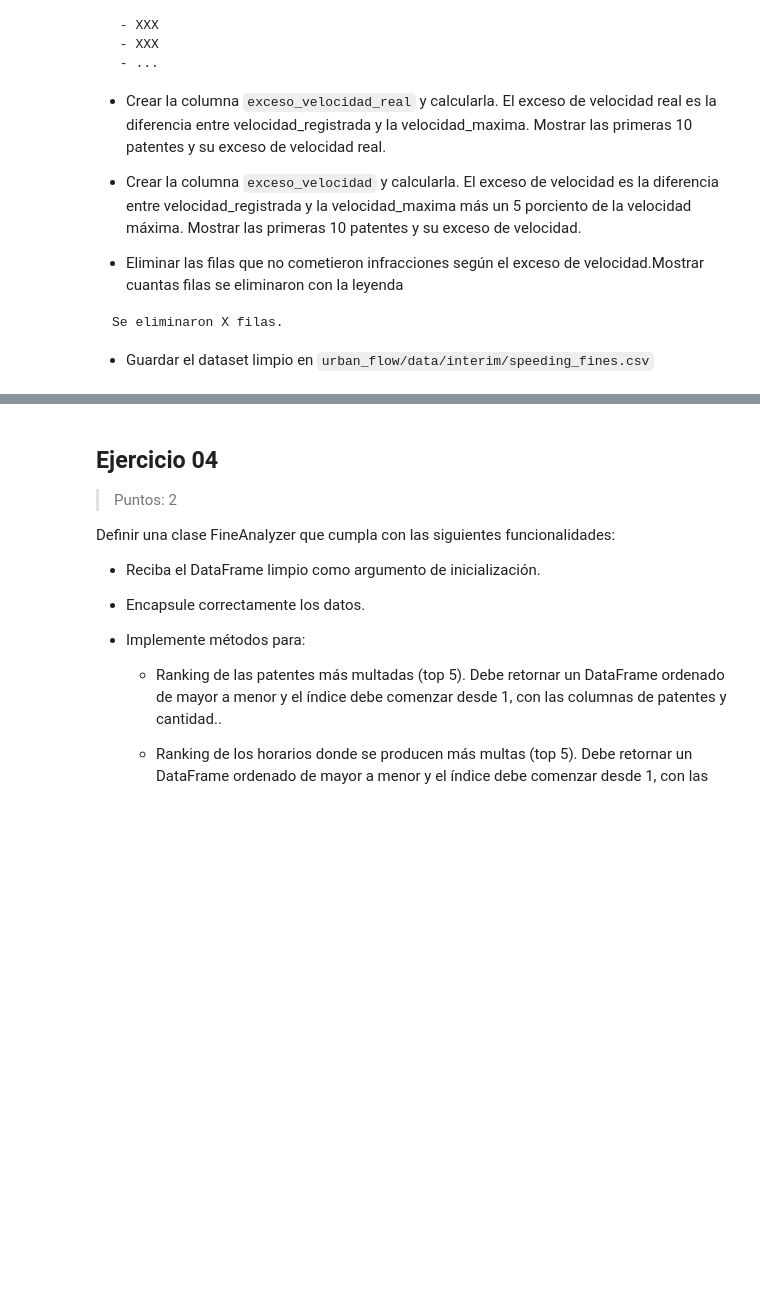
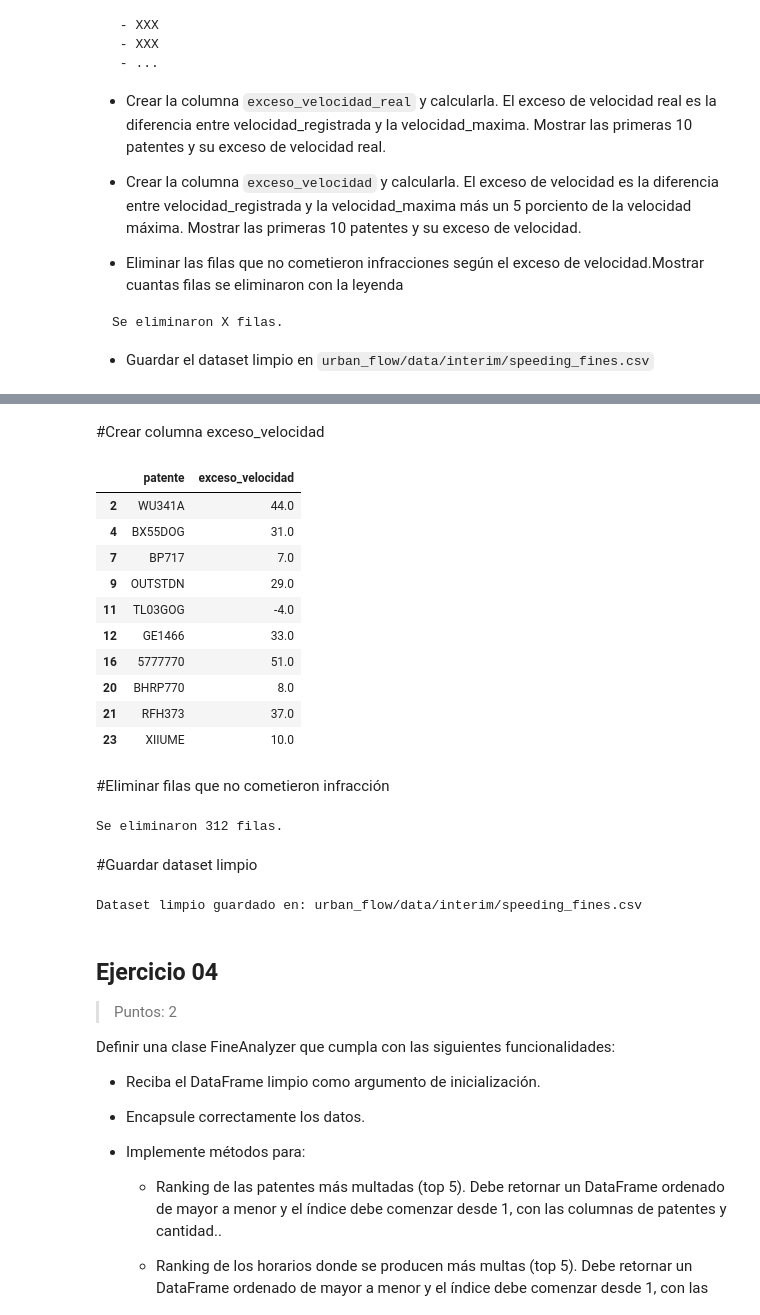
Before and after one commit to FrancoLavi/urban-flow-tp, a Jupyter notebook: Urban_Flow.ipynb, the cells around one changed output, grey strips where cells are left out. Cells and saved outputs as stored; diff of their text form; code cells hidden in the pictures; blank space fills up the shorter version.

```diff
--- a/Urban_Flow.ipynb
+++ b/Urban_Flow.ipynb
@@ -304,0 +330,8 @@ Se eliminaron X filas.
+# %%
+df["hora"] = pd.to_datetime(df["hora"], format="%H:%M", errors="coerce")
+
+df["hora"] = df["hora"].fillna(pd.to_datetime("00:00", format="%H:%M"))
+
+df["hora"] = df["hora"].dt.strftime("%H:%M")
+
+df["hora"].head(10)
@@ -305,3 +489,45 @@ Se eliminaron X filas.
+# %% [markdown]
+#Crear columna exceso_velocidad
+# %%
+df["exceso_velocidad"] = df["velocidad_registrada"] - (df["velocidad_maxima"] * 1.05)
+
+df[["patente", "exceso_velocidad"]].head(10)
+# %% [output]
+|  | patente | exceso_velocidad |
+| 2 | WU341A | 44.0 |
+| 4 | BX55DOG | 31.0 |
+| 7 | BP717 | 7.0 |
+| 9 | OUTSTDN | 29.0 |
+| 11 | TL03GOG | -4.0 |
+| 12 | GE1466 | 33.0 |
+| 16 | 5777770 | 51.0 |
+| 20 | BHRP770 | 8.0 |
+| 21 | RFH373 | 37.0 |
+| 23 | XIIUME | 10.0 |
+# %% [markdown]
+#Eliminar filas que no cometieron infracción
+# %%
+filas_antes = len(df)
+
+df = df[df["exceso_velocidad"] > 0]
+
+filas_despues = len(df)
+
+filas_eliminadas = filas_antes - filas_despues
+
+print(f"Se eliminaron {filas_eliminadas} filas.")
+# %% [output]
+Se eliminaron 312 filas.
+# %% [markdown]
+#Guardar dataset limpio
+# %%
+ruta_interim = "urban_flow/data/interim/speeding_fines.csv"
+
+df.to_csv(ruta_interim, index=False)
+
+print("Dataset limpio guardado en:", ruta_interim)
+# %% [output]
+Dataset limpio guardado en: urban_flow/data/interim/speeding_fines.csv
 # %% [markdown]
 ## Ejercicio 04
 
```
Also changed, not shown: parts of 14 cells of this notebook.
